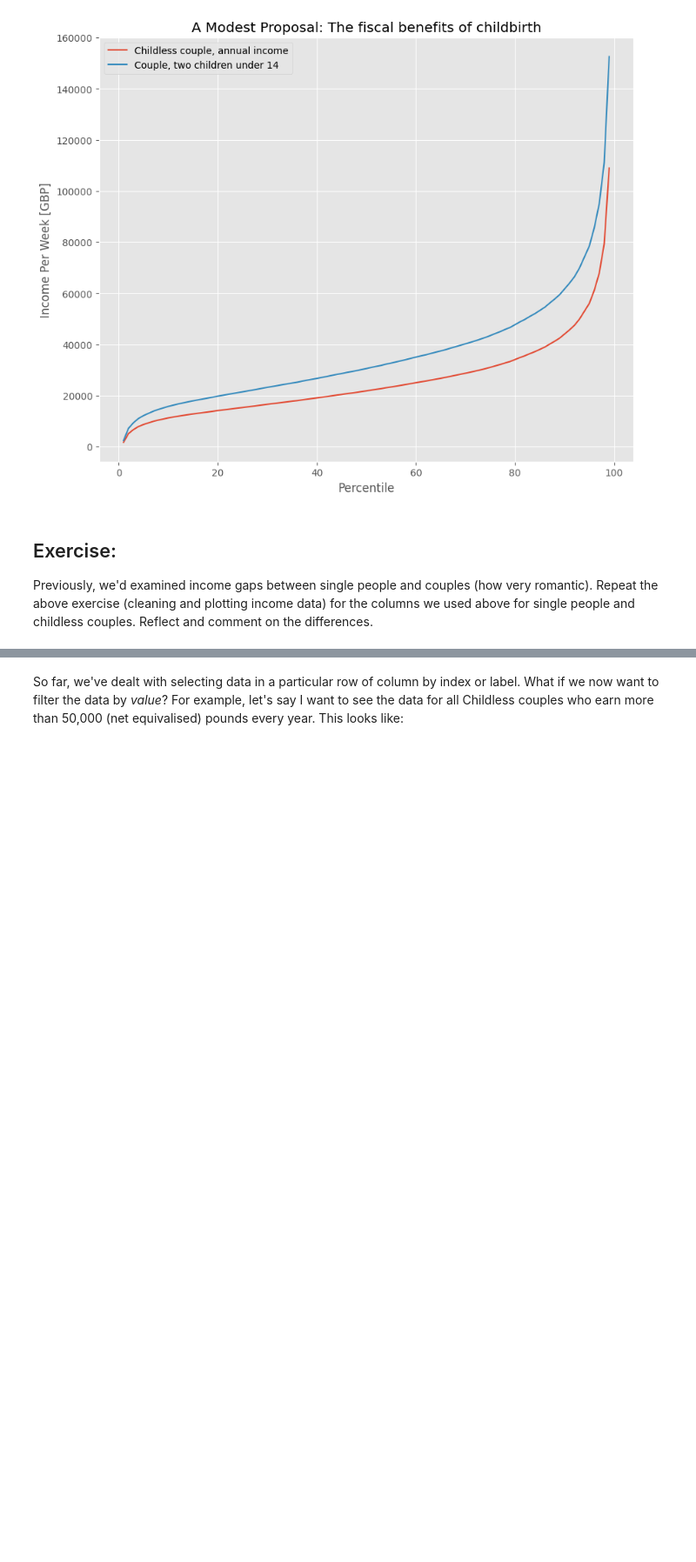
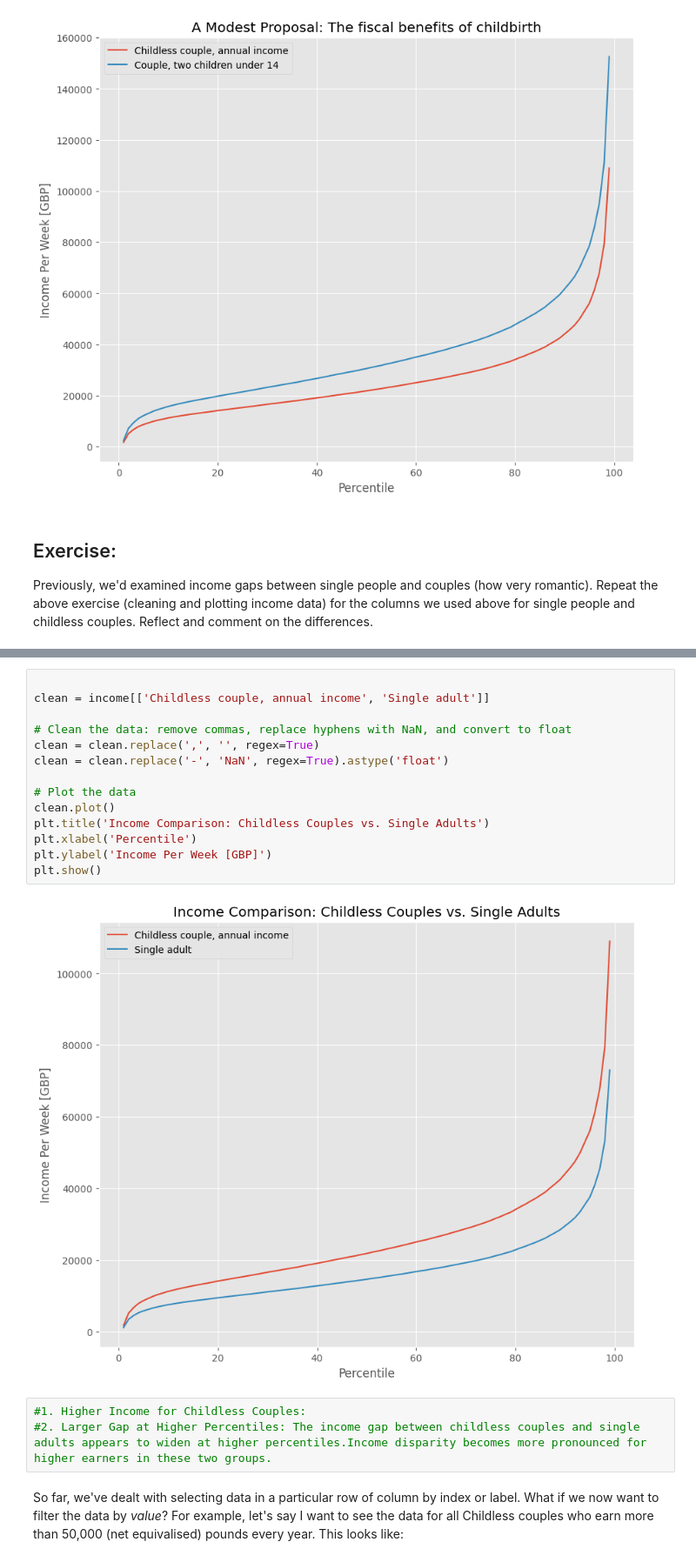
Before and after one commit to yoko-37458/QM2, a Jupyter notebook: Workshop 2.ipynb, the cells around one changed output, grey strips where cells are left out. Shown: that part at 87% size. Drawn from its saved outputs; the diff is of its cells as text; blank space fills up the shorter version.

```diff
--- a/Workshop 2.ipynb
+++ b/Workshop 2.ipynb
@@ -318,3 +310,22 @@ SyntaxError: invalid syntax (<ipython-input-24-37a0b7dec32c>, line 1)
+# %%
+
+clean = income[['Childless couple, annual income', 'Single adult']]
+
+# Clean the data: remove commas, replace hyphens with NaN, and convert to float
+clean = clean.replace(',', '', regex=True)
+clean = clean.replace('-', 'NaN', regex=True).astype('float')
+
+# Plot the data
+clean.plot()
+plt.title('Income Comparison: Childless Couples vs. Single Adults')
+plt.xlabel('Percentile')
+plt.ylabel('Income Per Week [GBP]')
+plt.show()
+# %% [output]
+[figure, added]
+# %%
+#1. Higher Income for Childless Couples:
+#2. Larger Gap at Higher Percentiles: The income gap between childless couples and single adults appears to widen at higher percentiles.Income disparity becomes more pronounced for higher earners in these two groups.
 # %% [markdown]
 So far, we've dealt with selecting data in a particular row of column by index or label. What if we now want to filter the data by *value*? For example, let's say I want to see the data for all Childless couples who earn more than 50,000 (net equivalised) pounds every year. This looks like:
 # %%
```
Also changed, not shown: parts of 9 cells of this notebook.
